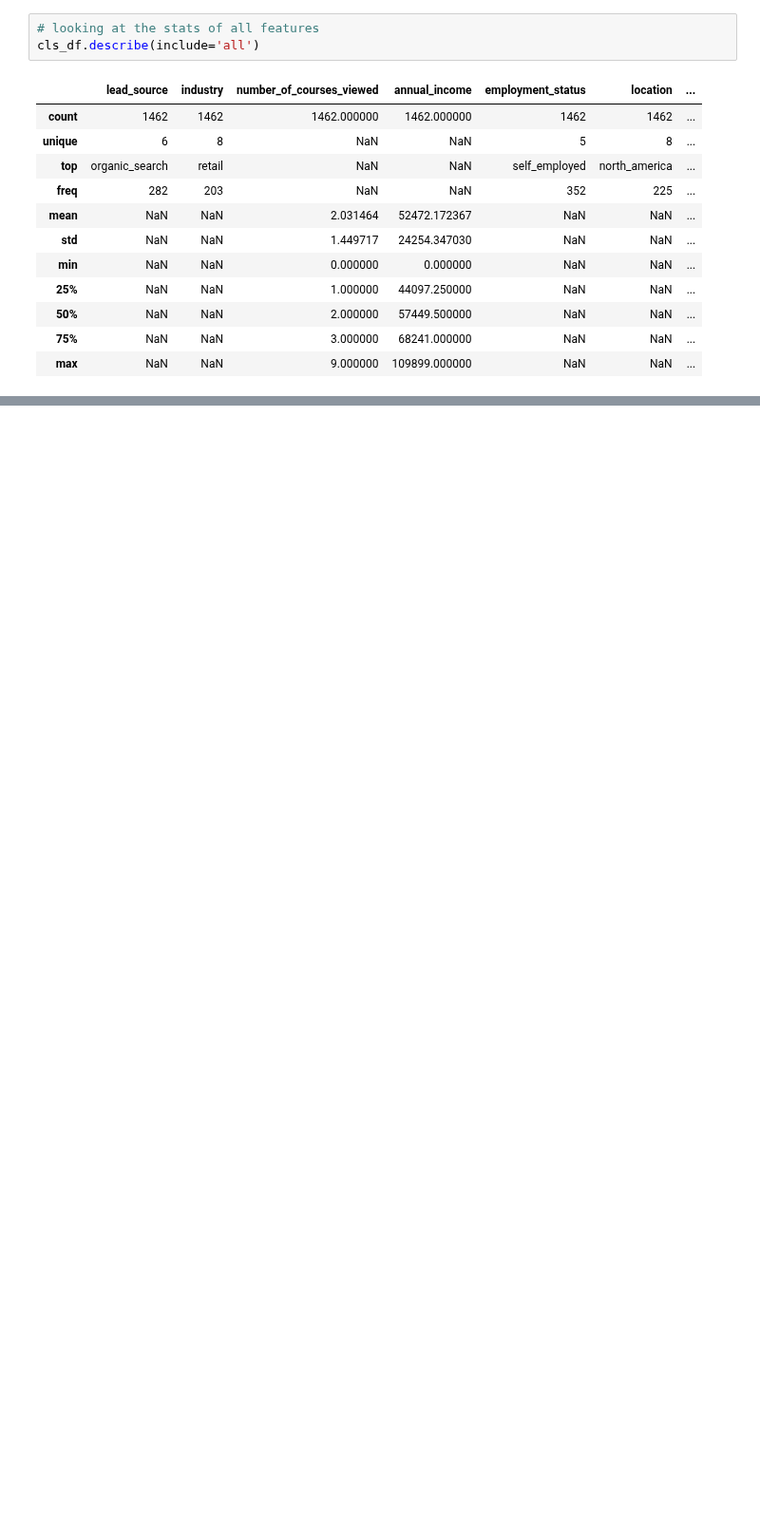
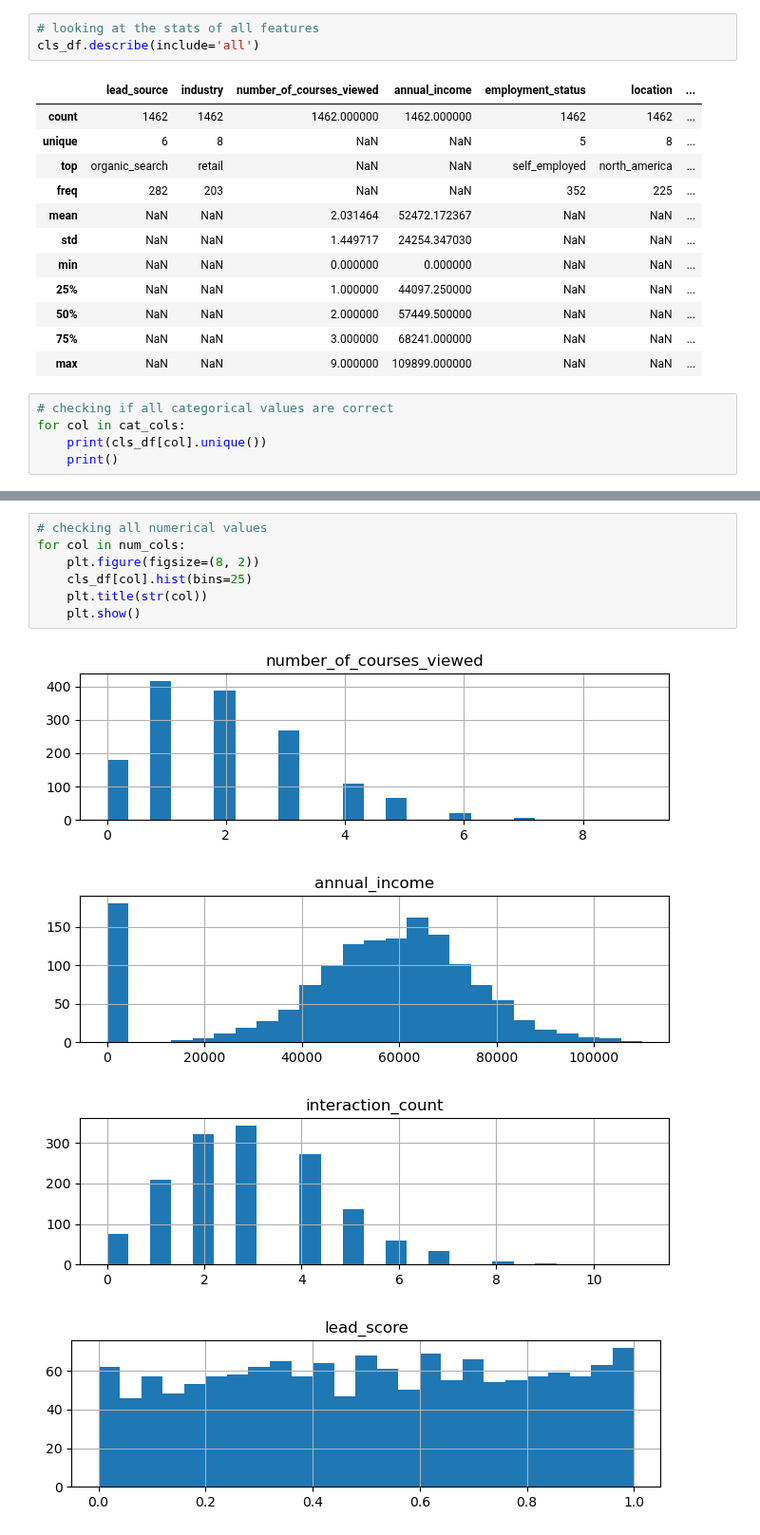
Before and after one commit to srikaldata/ml-zoomcamp-2025, a Jupyter notebook: 03-classification/03-classification-homework.ipynb, the cells around one changed output, grey strips where cells are left out. Shown at 95% size. Cells and saved outputs as stored; diff of their text form; blank space fills up the shorter version.

```diff
--- a/03-classification/03-classification-homework.ipynb
+++ b/03-classification/03-classification-homework.ipynb
@@ -119,3 +153,8 @@ cls_df.describe(include='all')
 | 50% | NaN | NaN | 2.000000 | 57449.500000 | NaN | NaN | ... |
 | 75% | NaN | NaN | 3.000000 | 68241.000000 | NaN | NaN | ... |
 | max | NaN | NaN | 9.000000 | 109899.000000 | NaN | NaN | ... |
+# %%
+# checking if all categorical values are correct
+for col in cat_cols:
+    print(cls_df[col].unique())
+    print()
@@ -121,0 +171,12 @@ cls_df.describe(include='all')
+# %%
+# checking all numerical values
+for col in num_cols:
+    plt.figure(figsize=(8, 2))
+    cls_df[col].hist(bins=25)
+    plt.title(str(col))
+    plt.show()
+# %% [output]
+[figure, added]
+[figure, added]
+[figure, added]
+[figure, added]
```
Also changed, not shown: parts of 6 cells of this notebook.
